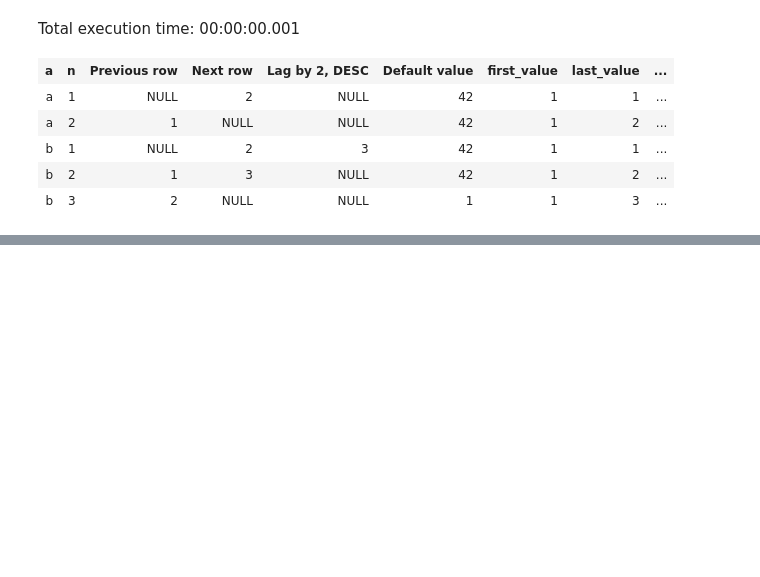
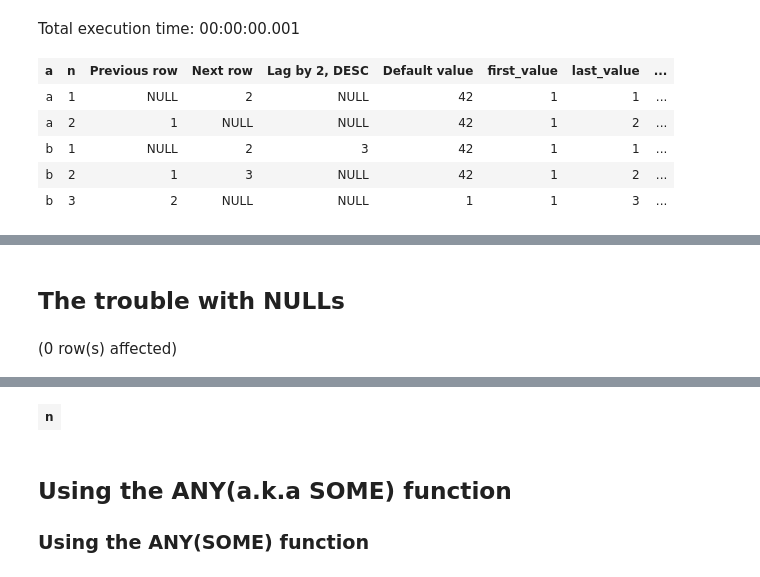
Before and after one commit to yaowenqiang/postgresql_functions_playbook, a Jupyter notebook: Notebook-1.ipynb, the cells around one changed output, grey strips where cells are left out. Drawn from its saved outputs; the diff is of its cells as text; code cells hidden in the pictures; blank space fills up the shorter version.

```diff
--- a/Notebook-1.ipynb
+++ b/Notebook-1.ipynb
@@ -1608,0 +1716,16 @@ Total execution time: 00:00:00.001
+# %% [markdown]
+## The trouble with NULLs
+# %%
+with cte1 as (
+    select * from (values(1), (2), (NULL)) v(n)
+),
+cte2 as (
+    select * from (values (NULL::int)) v(n)
+)
+select cte1.*
+from cte1
+where cte1.n not in (
+    select cte2.n from cte2
+)
+# %% [output]
+(0 row(s) affected)
@@ -1608,0 +1733,4 @@ Total execution time: 00:00:00.001
+| n |
+# %% [markdown]
+## Using the ANY(a.k.a SOME) function
+### Using the ANY(SOME) function
```
Also changed, not shown: parts of 21 cells of this notebook.
